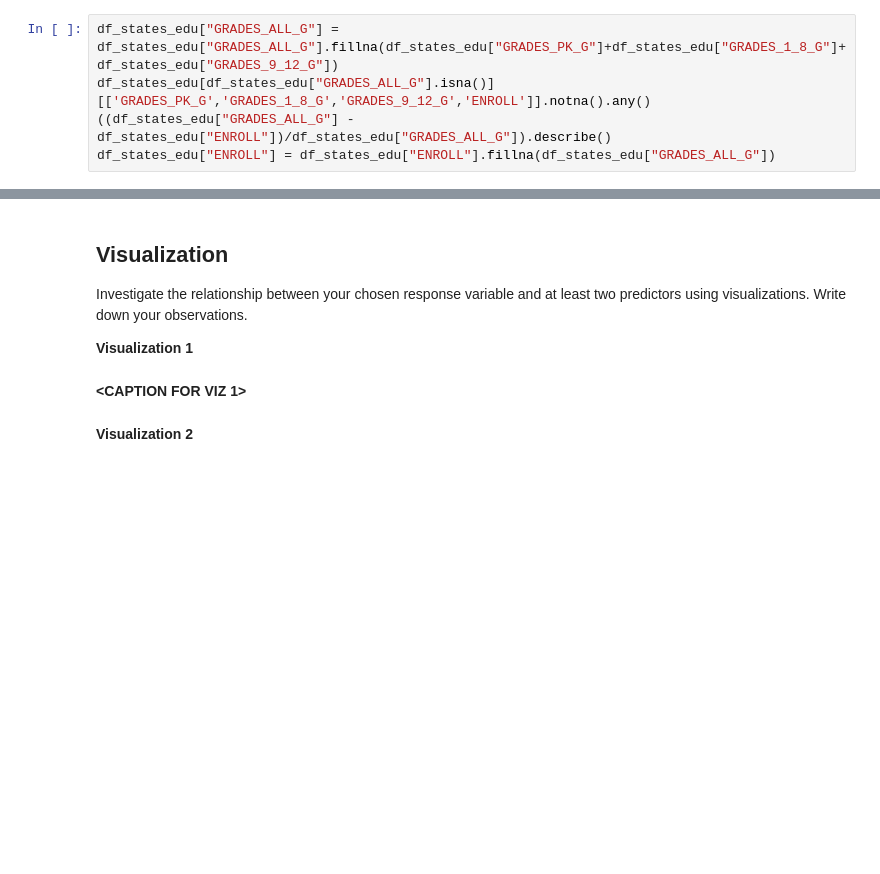
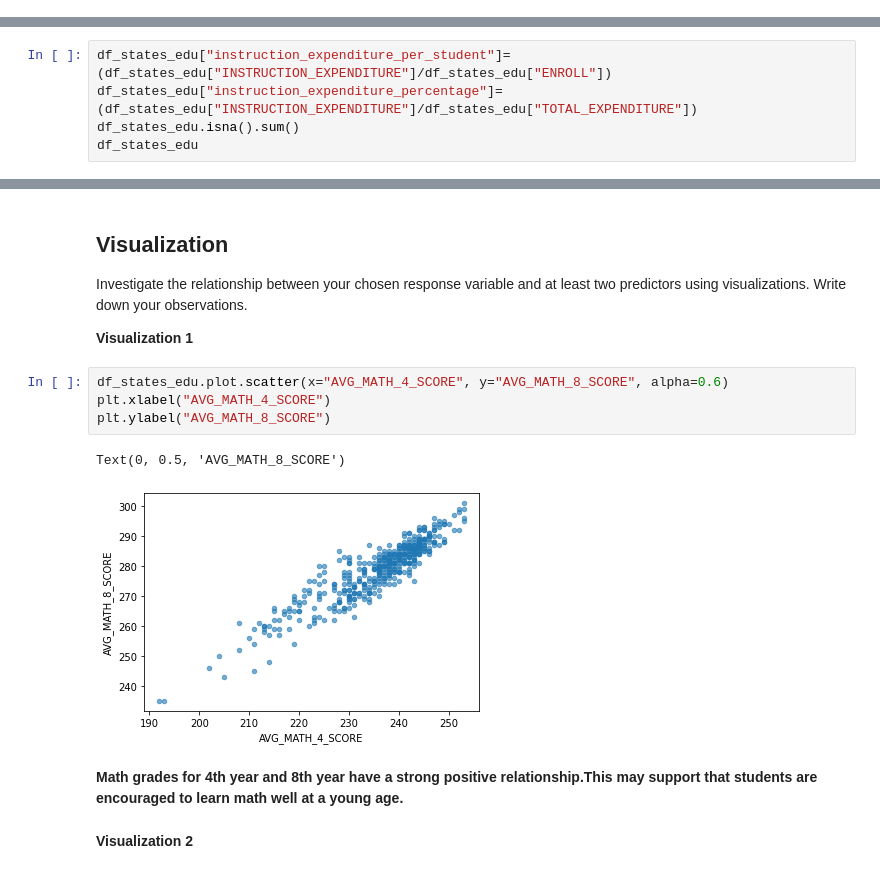
Before and after one commit to yunyangMA/checkpoint-0-and-1-yunyang, a Jupyter notebook: Dict/“checkpoint1_ipynb”yunyang.ipynb, the cells around one changed output, grey strips where cells are left out. Cells and saved outputs as stored; diff of their text form; blank space fills up the shorter version.

```diff
--- a/Dict/“checkpoint1_ipynb”yunyang.ipynb
+++ b/Dict/“checkpoint1_ipynb”yunyang.ipynb
@@ -57,8 +57,3 @@ df_states_edu.columns
 df_states_edu.isna().sum()
 df_states_edu.notna().sum()
 df_states_edu.dropna(subset=['AVG_MATH_8_SCORE'], inplace=True)
-# %%
-df_states_edu["GRADES_ALL_G"] = df_states_edu["GRADES_ALL_G"].fillna(df_states_edu["GRADES_PK_G"]+df_states_edu["GRADES_1_8_G"]+df_states_edu["GRADES_9_12_G"])
-df_states_edu[df_states_edu["GRADES_ALL_G"].isna()][['GRADES_PK_G','GRADES_1_8_G','GRADES_9_12_G','ENROLL']].notna().any()
-((df_states_edu["GRADES_ALL_G"] - df_states_edu["ENROLL"])/df_states_edu["GRADES_ALL_G"]).describe()
-df_states_edu["ENROLL"] = df_states_edu["ENROLL"].fillna(df_states_edu["GRADES_ALL_G"])
@@ -128,0 +165,5 @@ Feature engineering justification: **<BRIEFLY DESCRIBE WHY YOU MADE THE CHANGES
+# %%
+df_states_edu["instruction_expenditure_per_student"]=(df_states_edu["INSTRUCTION_EXPENDITURE"]/df_states_edu["ENROLL"])
+df_states_edu["instruction_expenditure_percentage"]=(df_states_edu["INSTRUCTION_EXPENDITURE"]/df_states_edu["TOTAL_EXPENDITURE"])
+df_states_edu.isna().sum()
+df_states_edu
@@ -132,7 +189,14 @@ Feature engineering justification: **<BRIEFLY DESCRIBE WHY YOU MADE THE CHANGES
 Investigate the relationship between your chosen response variable and at least two predictors using visualizations. Write down your observations.
 
 **Visualization 1**
-# %% [markdown]
-**<CAPTION FOR VIZ 1>**
+# %%
+df_states_edu.plot.scatter(x="AVG_MATH_4_SCORE", y="AVG_MATH_8_SCORE", alpha=0.6)
+plt.xlabel("AVG_MATH_4_SCORE")
+plt.ylabel("AVG_MATH_8_SCORE")
+# %% [output]
+Text(0, 0.5, 'AVG_MATH_8_SCORE')
+[figure, added]
+# %% [markdown]
+**Math grades for 4th year and 8th year have a strong positive relationship.This may support that students are encouraged to learn math well at a young age.**
 # %% [markdown]
 **Visualization 2**
```
Also changed, not shown: parts of 9 cells of this notebook.
